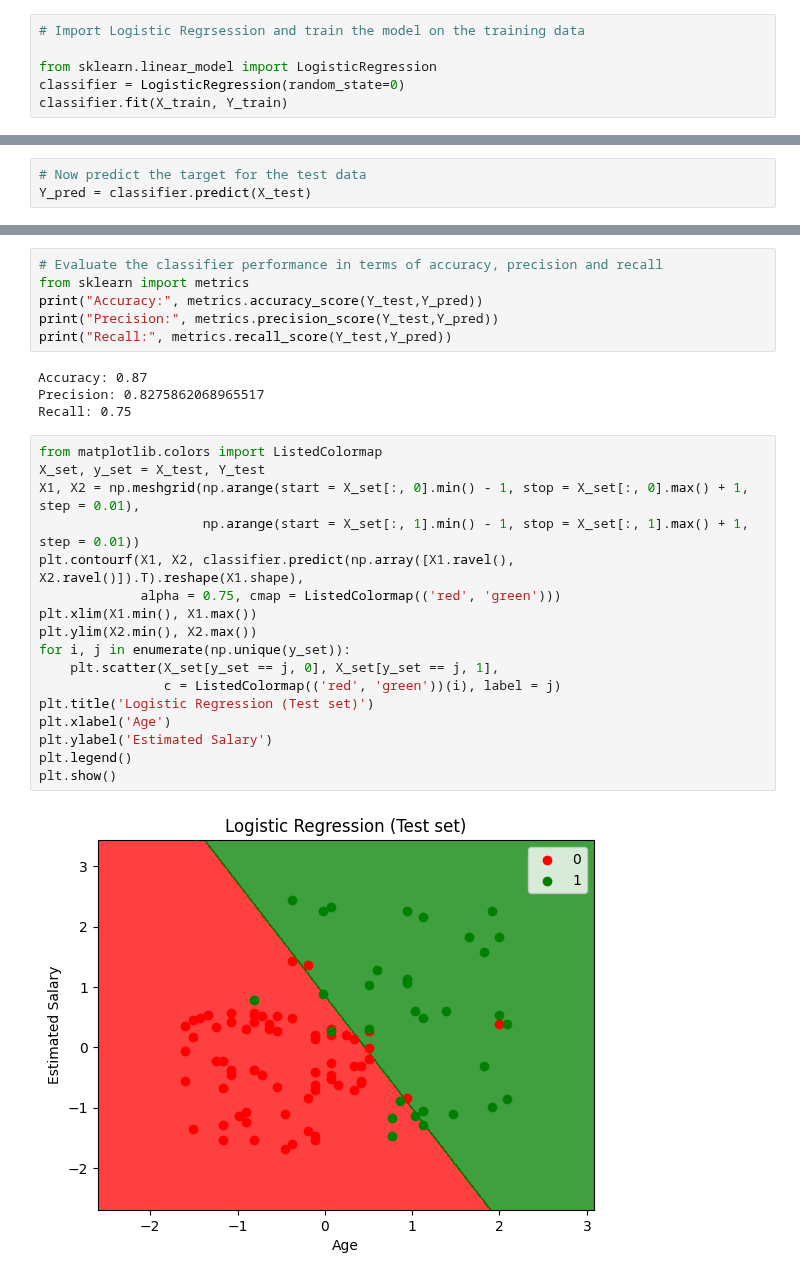
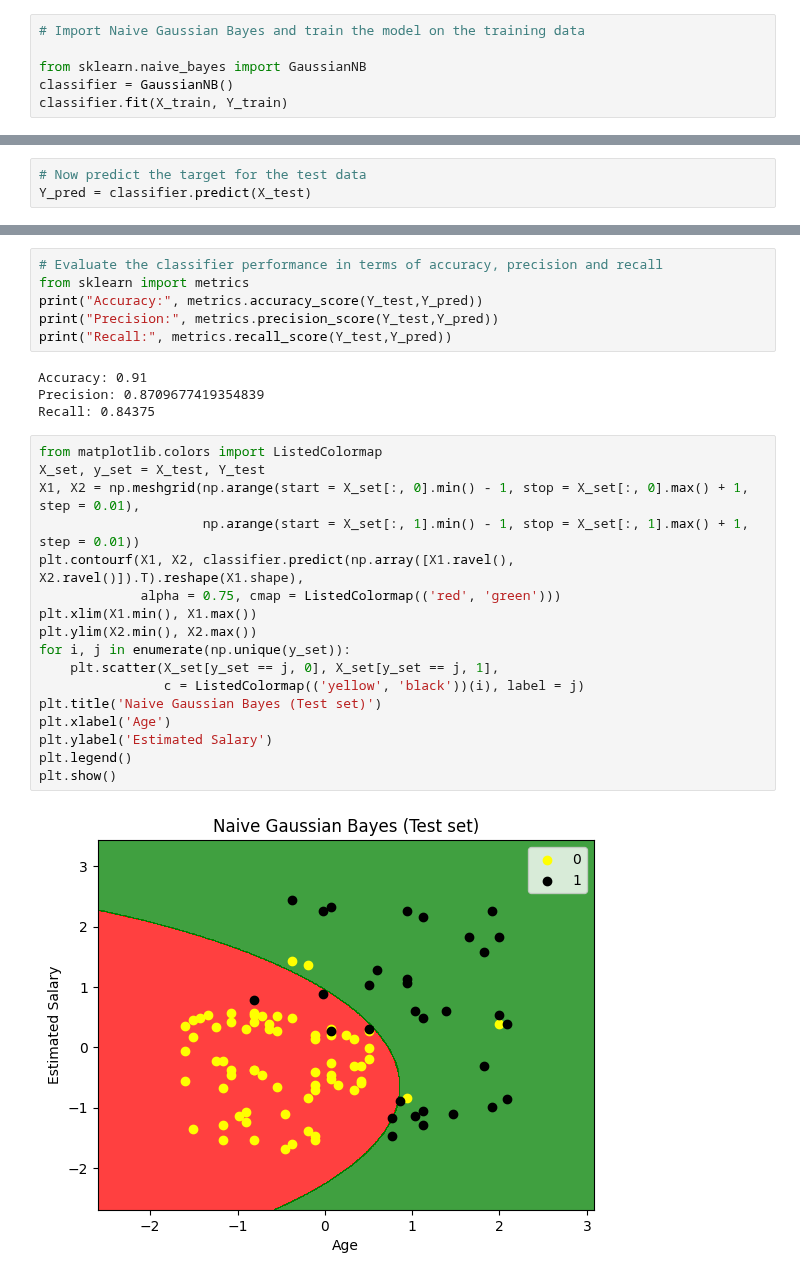
Before and after one commit to Farah-Deeba-UNCC/Introduction-to-ML, a Jupyter notebook: Notebooks/11-NaiveGaussianBayes.ipynb, the cells around one changed output, grey strips where cells are left out. Cells and saved outputs as stored; diff of their text form.

```diff
--- a/Notebooks/11-NaiveGaussianBayes.ipynb
+++ b/Notebooks/11-NaiveGaussianBayes.ipynb
@@ -43,9 +43,9 @@ sc_X = StandardScaler()
 X_train = sc_X.fit_transform(X_train)
 X_test = sc_X.fit_transform(X_test)
 # %%
-# Import Logistic Regrsession and train the model on the training data
+# Import Naive Gaussian Bayes and train the model on the training data
 
-from sklearn.linear_model import LogisticRegression
-classifier = LogisticRegression(random_state=0)
+from sklearn.naive_bayes import GaussianNB
+classifier = GaussianNB()
 classifier.fit(X_train, Y_train)
 # %% [output]
@@ -87,25 +87,25 @@ print("Accuracy:", metrics.accuracy_score(Y_test,Y_pred))
 print("Precision:", metrics.precision_score(Y_test,Y_pred))
 print("Recall:", metrics.recall_score(Y_test,Y_pred))
 # %% [output]
-Accuracy: 0.87
-Precision: 0.8275862068965517
-Recall: 0.75
+Accuracy: 0.91
+Precision: 0.8709677419354839
+Recall: 0.84375
 # %%
 from matplotlib.colors import ListedColormap
 X_set, y_set = X_test, Y_test
 X1, X2 = np.meshgrid(np.arange(start = X_set[:, 0].min() - 1, stop = X_set[:, 0].max() + 1, step = 0.01),
                      np.arange(start = X_set[:, 1].min() - 1, stop = X_set[:, 1].max() + 1, step = 0.01))
 plt.contourf(X1, X2, classifier.predict(np.array([X1.ravel(), X2.ravel()]).T).reshape(X1.shape),
              alpha = 0.75, cmap = ListedColormap(('red', 'green')))
 plt.xlim(X1.min(), X1.max())
 plt.ylim(X2.min(), X2.max())
 for i, j in enumerate(np.unique(y_set)):
     plt.scatter(X_set[y_set == j, 0], X_set[y_set == j, 1],
-                c = ListedColormap(('red', 'green'))(i), label = j)
-plt.title('Logistic Regression (Test set)')
+                c = ListedColormap(('yellow', 'black'))(i), label = j)
+plt.title('Naive Gaussian Bayes (Test set)')
 plt.xlabel('Age')
 plt.ylabel('Estimated Salary')
 plt.legend()
 plt.show()
 # %% [output]
-[figure, old version]
+[figure, new version]
```
Also changed, not shown: parts of 22 cells of this notebook.
